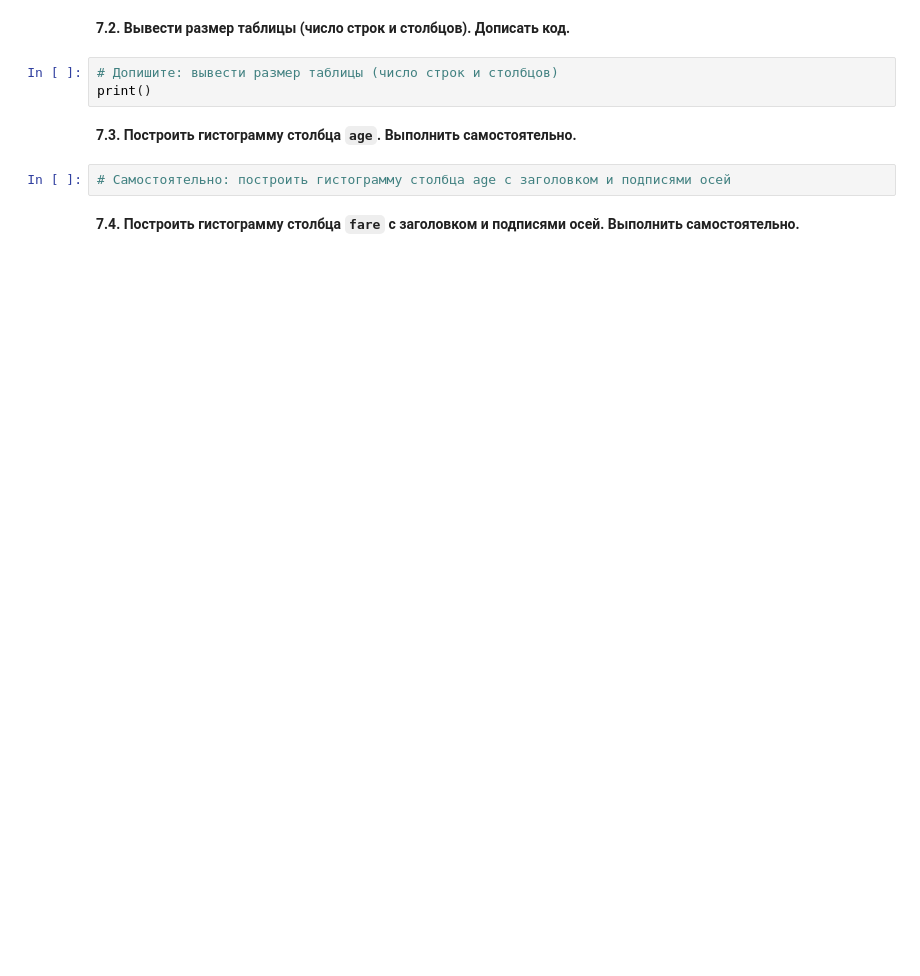
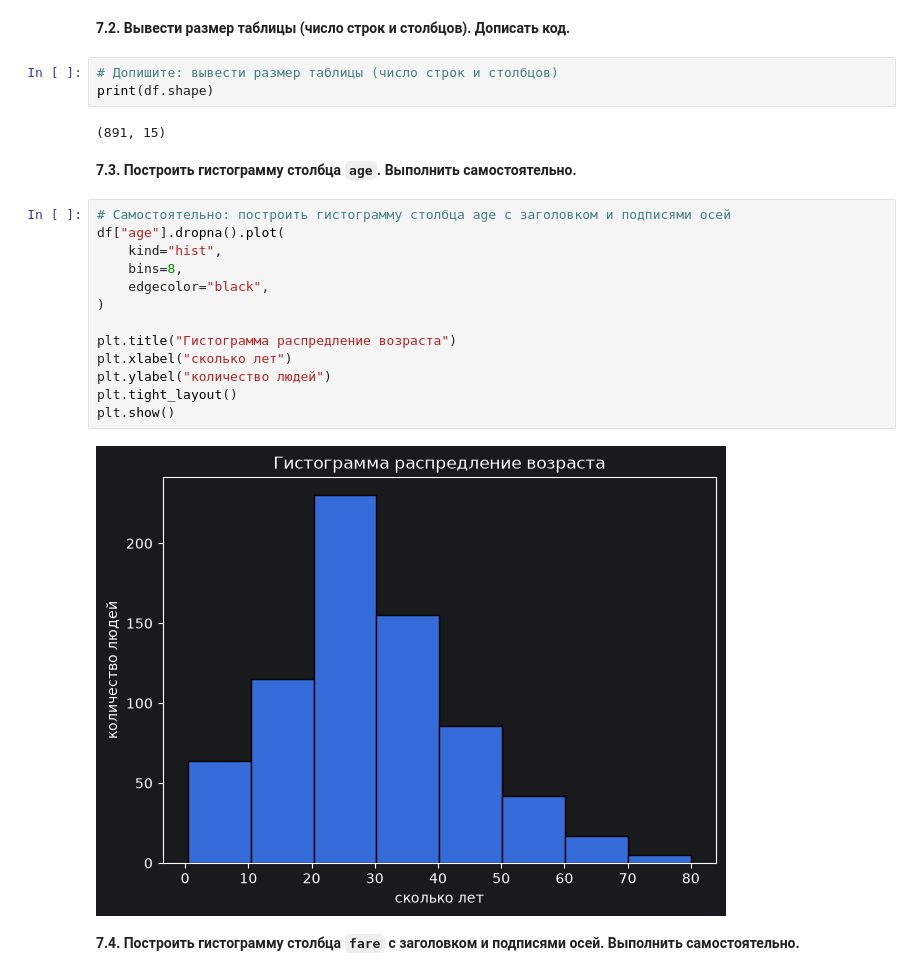
Before and after one commit to Dyender/BeginningAI, a Jupyter notebook: lab1/notebooks/lab1.ipynb, the cells around one changed output. Cells and saved outputs as stored; diff of their text form; blank space fills up the shorter version.

```diff
--- a/lab1/notebooks/lab1.ipynb
+++ b/lab1/notebooks/lab1.ipynb
@@ -615,11 +771,26 @@ df.head()
 **7.2. Вывести размер таблицы (число строк и столбцов). Дописать код.**
 # %%
 # Допишите: вывести размер таблицы (число строк и столбцов)
-print()
+print(df.shape)
+# %% [output]
+(891, 15)
 # %% [markdown]
 **7.3. Построить гистограмму столбца `age`. Выполнить самостоятельно.**
 # %%
 # Самостоятельно: построить гистограмму столбца age с заголовком и подписями осей
+df["age"].dropna().plot(
+    kind="hist",
+    bins=8,
+    edgecolor="black",
+)
+
+plt.title("Гистограмма распредление возраста")
+plt.xlabel("сколько лет")
+plt.ylabel("количество людей")
+plt.tight_layout()
+plt.show()
+# %% [output]
+[figure, added]
 # %% [markdown]
 **7.4. Построить гистограмму столбца `fare` с заголовком и подписями осей. Выполнить самостоятельно.**
 # %%
```
Also changed, not shown: parts of 31 cells of this notebook, 1 other file.
